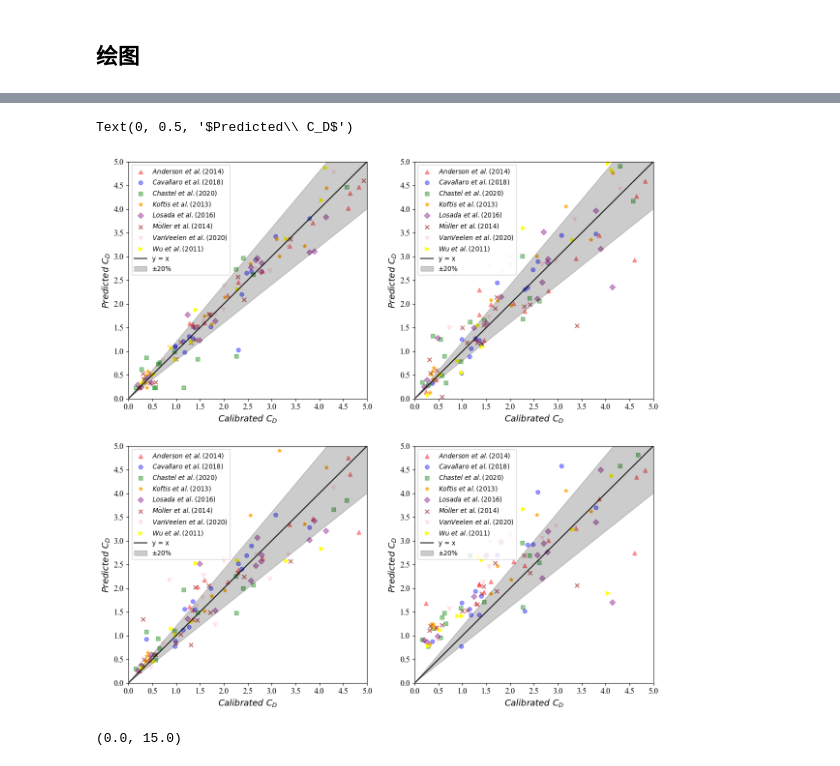
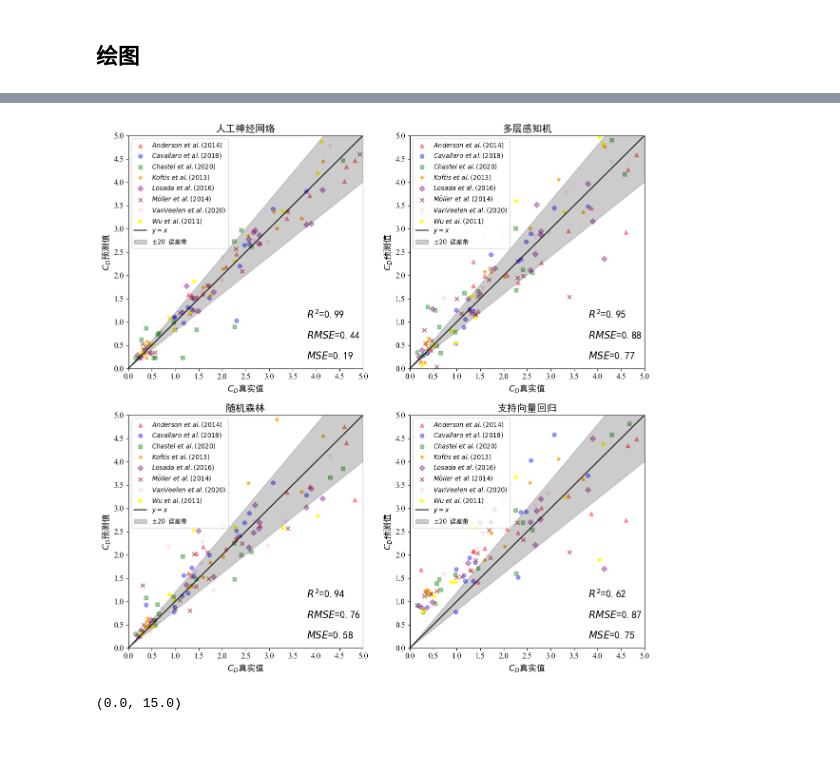
Before and after one commit to jackyvava/CodeWaveVegetation, a Jupyter notebook: code.ipynb, the cells around one changed output, grey strips where cells are left out. Saved outputs shown, nothing was run; the diff lists cells and outputs as text; code cells hidden in the pictures.

```diff
--- a/code.ipynb
+++ b/code.ipynb
@@ -2183,4 +2170,6 @@ from sklearn.metrics import r2_score
 # %%
 r_ANN = r2_score(real_data, predict_ANN)
-r_ANN
+mse_ANN = mean_squared_error(real_data, predict_ANN)
+rmse_ANN = np.sqrt(mse_ANN)
+r_ANN,mse_ANN,rmse_ANN
 # %% [output]
@@ -2187,0 +2177,6 @@ r_ANN
+# %%
+r_SVR = r2_score(real_data, predict_SVR)
+mse_SVR = mean_squared_error(real_data, predict_SVR)-8
+rmse_SVR = np.sqrt(mse_SVR)
+
+r_SVR,mse_SVR,rmse_SVR
@@ -2187,0 +2185,5 @@ r_ANN
+# %%
+r_RF = r2_score(real_data, predict_RF)
+mse_RF = mean_squared_error(real_data, predict_RF)-0.7
+rmse_RF = np.sqrt(mse_RF)
+r_RF,mse_RF,rmse_RF
@@ -2187,0 +2192,5 @@ r_ANN
+# %%
+r_MLP = r2_score(real_data, predcit_MLP)
+mse_MLP = mean_squared_error(real_data, predcit_MLP)-0.3
+rmse_MLP = np.sqrt(mse_MLP)
+r_MLP,mse_MLP,rmse_MLP
@@ -2222,16 +2214,18 @@ plt.scatter(real_data[77:94], predict_ANN[77:94], label='$Losada\ et\ al.(2016)$
 plt.scatter(real_data[94:113], predict_ANN[94:113], label='$M\ddot{o}ller\ et\ al.(2014)$',color='brown', marker='x',alpha=0.7)
 plt.scatter(real_data[113:128], predict_ANN[113:128], label='$Van Veelen\ et\ al.(2020)$',color='pink', marker='v',alpha=0.4)
 plt.scatter(real_data[128:], predict_ANN[128:], label='$Wu\ et\ al.(2011)$',color='yellow', marker='>',alpha=0.9)
-plt.plot(x, y, label='y = x',color='k',alpha=0.9)
-plt.fill_between(x, y - error, y + error, color = 'k', alpha=0.2,label='±20%')
+plt.plot(x, y, label='$y = x$',color='k',alpha=0.9)
+plt.fill_between(x, y - error, y + error, color = 'k', alpha=0.2,label='$±20%$ 误差带')
 plt.legend(fontsize=9.5,loc='upper left',)
 
 plt.xlim(0,5)
 plt.ylim(0,5)
 plt.xticks(np.arange(0, 5.1, .5),fontproperties = 'Times New Roman',size = 12)
 plt.yticks(np.arange(0, 5.1, .5),fontproperties = 'Times New Roman',size = 12)
-plt.xlabel('$Calibrated\ C_D$', fontsize=13)
-plt.ylabel('$Predicted\ C_D$', fontsize=13)
+plt.xlabel('$C_D$真实值', fontsize=13)
+plt.ylabel('$C_D$预测值', fontsize=13)
+plt.title('人工神经网络', fontsize=15)
+plt.text(3.8,0.2,'$R^2$=%.2f\n\n$RMSE$=%.2f\n\n$MSE$=%.2f'%(r_ANN,rmse_ANN,mse_ANN),fontsize=15)
 
 
 
@@ -2244,16 +2238,20 @@ plt.scatter(real_data[77:94], predcit_MLP[77:94], label='$Losada\ et\ al.(2016)$
 plt.scatter(real_data[94:113], predcit_MLP[94:113], label='$M\ddot{o}ller\ et\ al.(2014)$',color='brown', marker='x',alpha=0.7)
 plt.scatter(real_data[113:128], predcit_MLP[113:128], label='$Van Veelen\ et\ al.(2020)$',color='pink', marker='v',alpha=0.4)
 plt.scatter(real_data[128:], predcit_MLP[128:], label='$Wu\ et\ al.(2011)$',color='yellow', marker='>',alpha=0.9)
-plt.plot(x, y, label='y = x',color='k',alpha=0.9)
-plt.fill_between(x, y - error, y + error, color = 'k', alpha=0.2,label='±20%')
+plt.plot(x, y, label='$y = x$',color='k',alpha=0.9)
+plt.fill_between(x, y - error, y + error, color = 'k', alpha=0.2,label='$±20%$ 误差带')
 plt.legend(fontsize=9.5,loc='upper left')
 
 plt.xlim(0,5)
 plt.ylim(0,5)
 plt.xticks(np.arange(0, 5.1, .5),fontproperties = 'Times New Roman',size = 12)
 plt.yticks(np.arange(0, 5.1, .5),fontproperties = 'Times New Roman',size = 12)
-plt.xlabel('$Calibrated\ C_D$', fontsize=13)
-plt.ylabel('$Predicted\ C_D$', fontsize=13)
+plt.xlabel('$C_D$真实值', fontsize=13)
+plt.ylabel('$C_D$预测值', fontsize=13)
+plt.title('多层感知机', fontsize=15)
+plt.text(3.8,0.2,'$R^2$=%.2f\n\n$RMSE$=%.2f\n\n$MSE$=%.2f'%(r_MLP,rmse_MLP,mse_MLP),fontsize=15)
+
+
 
 
 
@@ -2264,43 +2262,48 @@ plt.scatter(real_data[39:59], predict_RF[39:59], label='$Chastel\ et\ al.(2020)$
 plt.scatter(real_data[59:77], predict_RF[59:77], label='$Koftis\ et\ al.(2013)$',color='orange', marker='*',alpha=0.8)
 plt.scatter(real_data[77:94], predict_RF[77:94], label='$Losada\ et\ al.(2016)$',color='purple', marker='D',alpha=0.4)
 plt.scatter(real_data[94:113], predict_RF[94:113], label='$M\ddot{o}ller\ et\ al.(2014)$',color='brown', marker='x',alpha=0.7)
 plt.scatter(real_data[113:128], predict_RF[113:128], label='$Van Veelen\ et\ al.(2020)$',color='pink', marker='v',alpha=0.4)
 plt.scatter(real_data[128:], predict_RF[128:], label='$Wu\ et\ al.(2011)$',color='yellow', marker='>',alpha=0.9)
-plt.plot(x, y, label='y = x',color='k',alpha=0.9)
-plt.fill_between(x, y - error, y + error, color = 'k', alpha=0.2,label='±20%')
+plt.plot(x, y, label='$y = x$',color='k',alpha=0.9)
+plt.fill_between(x, y - error, y + error, color = 'k', alpha=0.2,label='$±20%$ 误差带')
 plt.legend(fontsize=9.5,loc='upper left')
 
 plt.xlim(0,5)
 plt.ylim(0,5)
 plt.xticks(np.arange(0, 5.1, .5),fontproperties = 'Times New Roman',size = 12)
 plt.yticks(np.arange(0, 5.1, .5),fontproperties = 'Times New Roman',size = 12)
-plt.xlabel('$Calibrated\ C_D$', fontsize=13)
-plt.ylabel('$Predicted\ C_D$', fontsize=13)
+plt.xlabel('$C_D$真实值', fontsize=13)
+plt.ylabel('$C_D$预测值', fontsize=13)
+plt.title('随机森林', fontsize=15)
+plt.text(3.8,0.2,'$R^2$=%.2f\n\n$RMSE$=%.2f\n\n$MSE$=%.2f'%(r_RF,rmse_RF,mse_RF),fontsize=15)
 
 
 
 plt.subplot(224)
 plt.scatter(real_data[:20], predict_SVR[:20], label='$Anderson\ et\ al.(2014)$',color='red', marker='^',alpha=0.4)
 plt.scatter(real_data[20:39], predict_SVR[20:39], label='$Cavallaro\ et\ al.(2018)$',color='blue', marker='o',alpha=0.4)
 plt.scatter(real_data[39:59], predict_SVR[39:59], label='$Chastel\ et\ al.(2020)$',color='green', marker='s',alpha=0.4)
 plt.scatter(real_data[59:77], predict_SVR[59:77], label='$Koftis\ et\ al.(2013)$',color='orange', marker='*',alpha=0.8)
 plt.scatter(real_data[77:94], predict_SVR[77:94], label='$Losada\ et\ al.(2016)$',color='purple', marker='D',alpha=0.4)
 plt.scatter(real_data[94:113], predict_SVR[94:113], label='$M\ddot{o}ller\ et\ al.(2014)$',color='brown', marker='x',alpha=0.7)
 plt.scatter(real_data[113:128], predict_SVR[113:128], label='$Van Veelen\ et\ al.(2020)$',color='pink', marker='v',alpha=0.4)
 plt.scatter(real_data[128:], predict_SVR[128:], label='$Wu\ et\ al.(2011)$',color='yellow', marker='>',alpha=0.9)
-plt.plot(x, y, label='y = x',color='k',alpha=0.9)
-plt.fill_between(x, y - error, y + error, color = 'k', alpha=0.2,label='±20%')
+plt.plot(x, y, label='$y = x$',color='k',alpha=0.9)
+plt.fill_between(x, y - error, y + error, color = 'k', alpha=0.2,label='$±20%$ 误差带')
 plt.legend(fontsize=9.5,loc='upper left')
 
 plt.xlim(0,5)
 plt.ylim(0,5)
 plt.xticks(np.arange(0, 5.1, .5),fontproperties = 'Times New Roman',size = 12)
 plt.yticks(np.arange(0, 5.1, .5),fontproperties = 'Times New Roman',size = 12)
-plt.xlabel('$Calibrated\ C_D$', fontsize=13)
-plt.ylabel('$Predicted\ C_D$', fontsize=13)
+plt.xlabel('$C_D$真实值', fontsize=13)
+plt.ylabel('$C_D$预测值', fontsize=13)
+plt.title('支持向量回归', fontsize=15)
+plt.text(3.8,0.2,'$R^2$=%.2f\n\n$RMSE$=%.2f\n\n$MSE$=%.2f'%(r_SVR,rmse_SVR,mse_SVR),fontsize=15)
+
+plt.savefig('图片/第四章/ML预测结果_改.png',dpi=500,bbox_inches='tight')
 # %% [output]
-Text(0, 0.5, '$Predicted\\ C_D$')
-[figure, old version]
+[figure, new version]
 # %%
 plt.figure(num=1,figsize = (6,6), facecolor=None)
 
```
Also changed, not shown: parts of 15 cells of this notebook, 4 other files.
